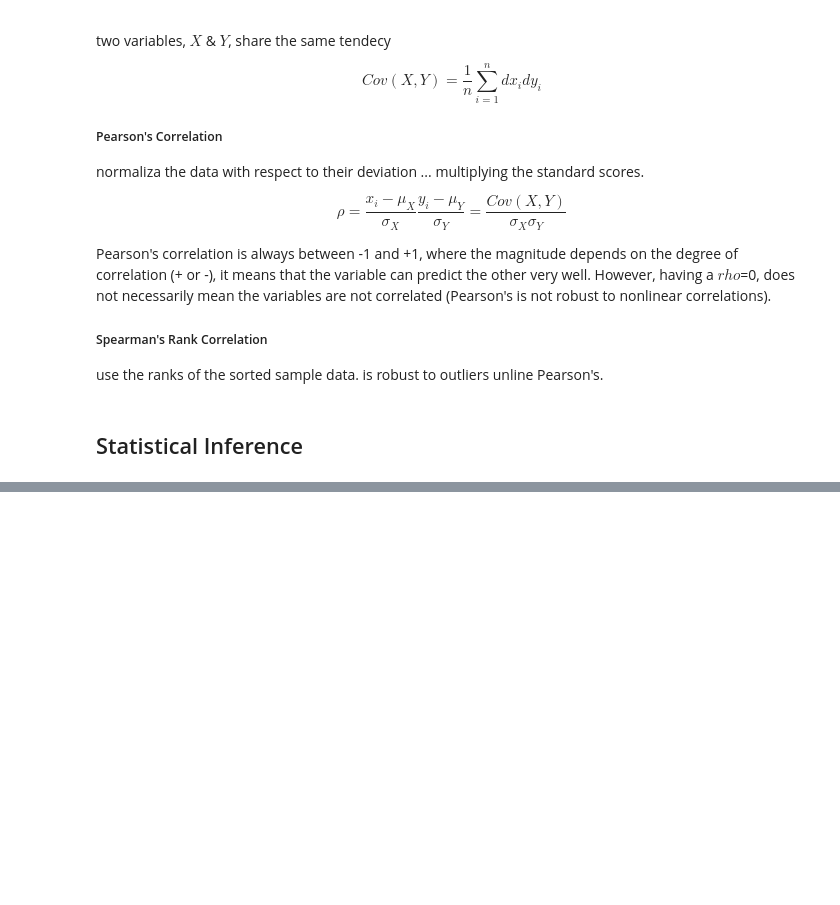
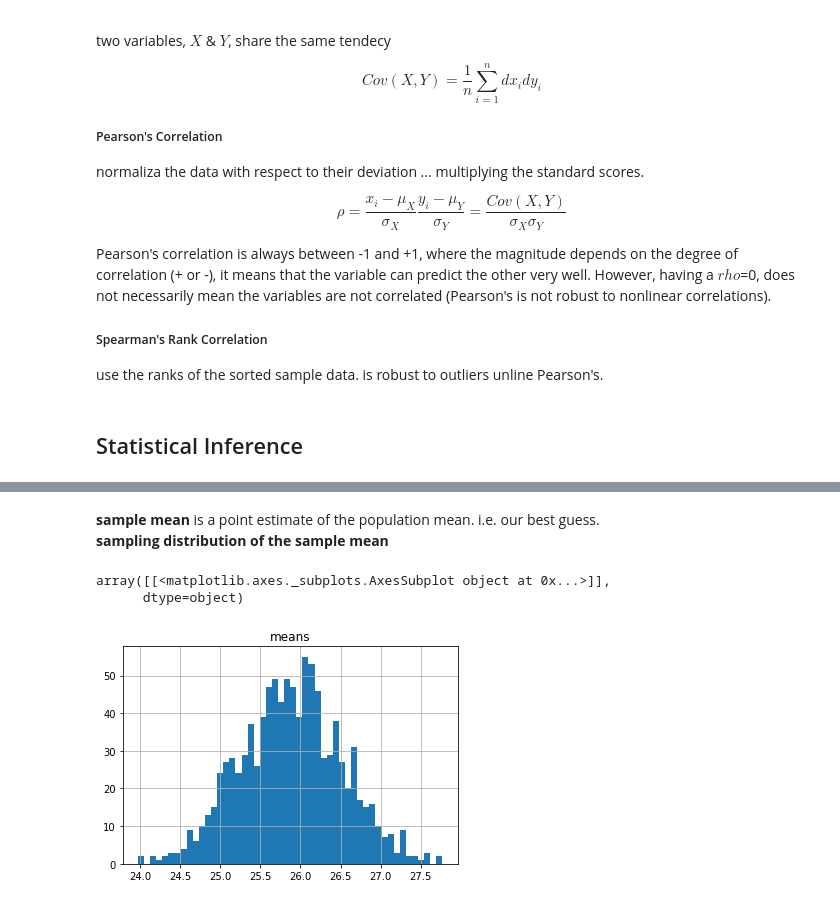
Before and after one commit to SmilodonCub/ReadingLearningTinkering, a Jupyter notebook: Intro2DataScience_IgualSegui_Notes.ipynb, the cells around one changed output, grey strips where cells are left out. Drawn from its saved outputs; the diff is of its cells as text; code cells hidden in the pictures; blank space fills up the shorter version.

```diff
--- a/Intro2DataScience_IgualSegui_Notes.ipynb
+++ b/Intro2DataScience_IgualSegui_Notes.ipynb
@@ -772,0 +784,12 @@ use the ranks of the sorted sample data. is robust to outliers unline Pearson's.
+# %%
+dataSet_URL = 'https://raw.githubusercontent.com/SmilodonCub/introduction-datascience-python-book/master/files/ch04/ACCIDENTS_GU_BCN_2013.csv'
+
+data = pd.read_csv( dataSet_URL, encoding = "ISO-8859-1")
+# %%
+data['Date'] = data[u'Dia de mes'].apply(lambda x: str(x)) + '-' + data[u'Mes de any'].apply(lambda x: str(x)) + '-2013'
+#print(data['Date'].head())
+data['Date'] = pd.to_datetime( data['Date'])
+#print(data['Date'].head())
+accidents = data.groupby(['Date']).size()
+print( accidents.head() )
+print( accidents.mean() )
@@ -772,0 +805,21 @@ use the ranks of the sorted sample data. is robust to outliers unline Pearson's.
+# %% [markdown]
+**sample mean** is a point estimate of the population mean. i.e. our best guess.
+**sampling distribution of the sample mean**
+# %%
+df = accidents.to_frame()
+N_test = 1000
+elements = 200
+means = [0]*N_test
+for i in range( N_test ):
+    rows = np.random.choice( df.index.values, elements )
+    sampled_df = df.loc[rows]
+    means[i] = sampled_df.mean()
+
+df2 = pd.DataFrame({'means': means})
+# %%
+df2 = df2.astype('float64')
+df2.hist( histtype='stepfilled', bins=50)
+# %% [output]
+array([[<matplotlib.axes._subplots.AxesSubplot object at 0x...>]],
+      dtype=object)
+[figure, added]
```
Also changed, not shown: parts of 50 cells of this notebook.
